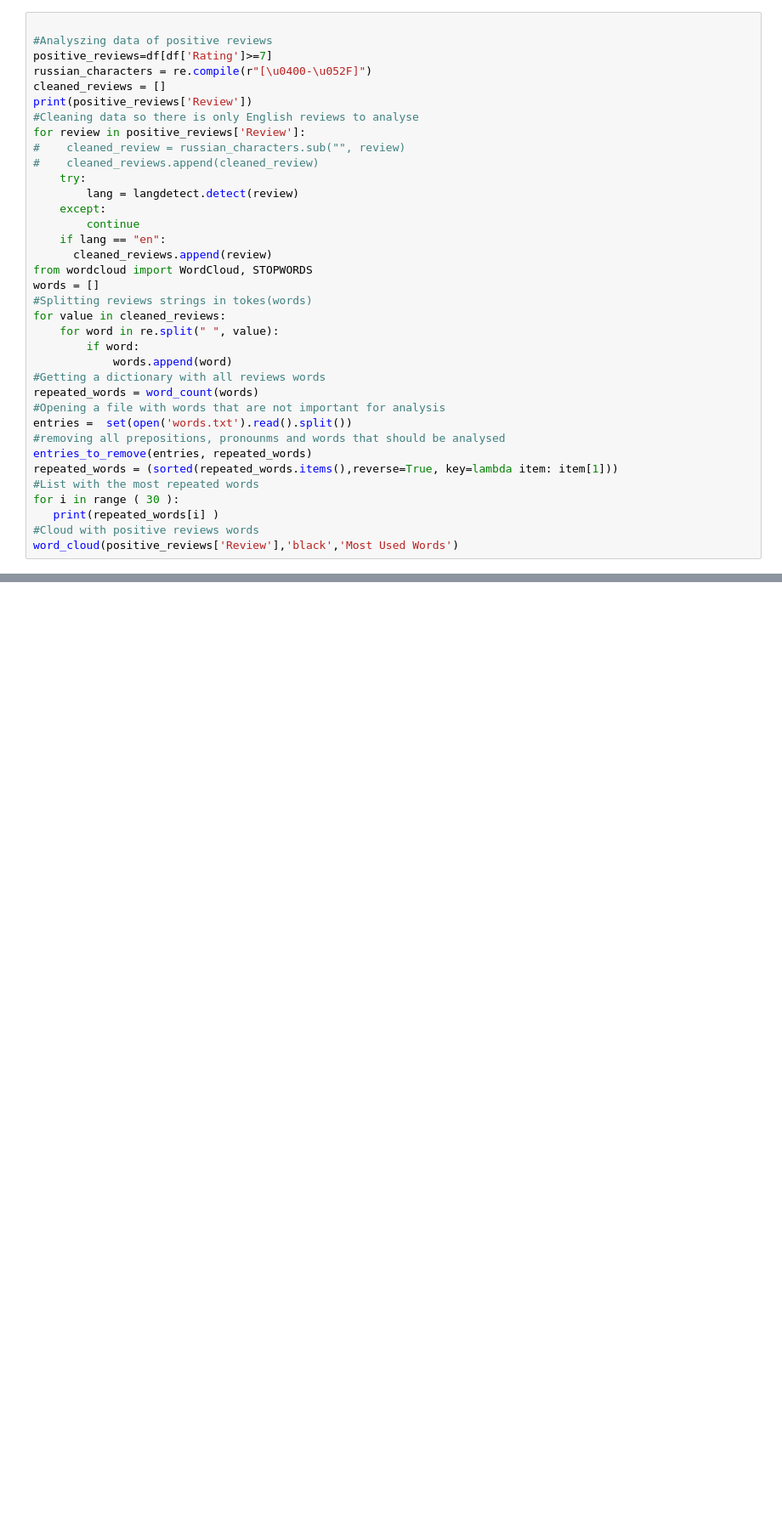
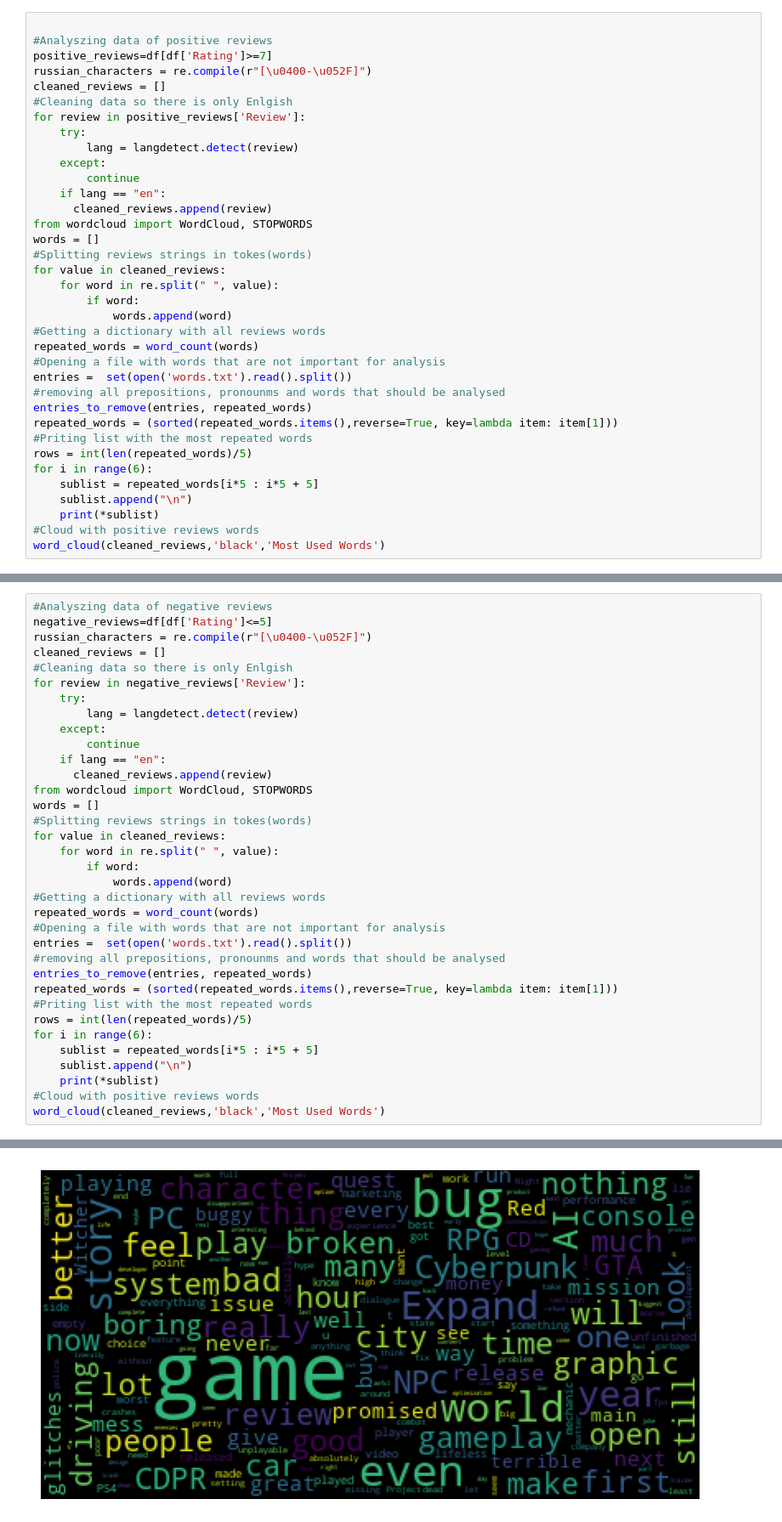
Before and after one commit to rgenge/LaunchHacks-Hackaton-ML, a Jupyter notebook: sentiment.ipynb, the cells around one changed output, grey strips where cells are left out. Shown at 85% size. Drawn from its saved outputs; the diff is of its cells as text; blank space fills up the shorter version.

```diff
--- a/sentiment.ipynb
+++ b/sentiment.ipynb
@@ -51,11 +63,8 @@ print(len(df.loc[df["Rating"] < 100]))
 positive_reviews=df[df['Rating']>=7]
 russian_characters = re.compile(r"[\u0400-\u052F]")
 cleaned_reviews = []
-print(positive_reviews['Review'])
-#Cleaning data so there is only English reviews to analyse
+#Cleaning data so there is only Enlgish
 for review in positive_reviews['Review']:
-#    cleaned_review = russian_characters.sub("", review)
-#    cleaned_reviews.append(cleaned_review)
     try:
         lang = langdetect.detect(review)
     except:
@@ -76,9 +85,12 @@ entries =  set(open('words.txt').read().split())
 #removing all prepositions, pronounms and words that should be analysed
 entries_to_remove(entries, repeated_words)
 repeated_words = (sorted(repeated_words.items(),reverse=True, key=lambda item: item[1]))
-#List with the most repeated words
-for i in range ( 30 ):
-   print(repeated_words[i] )
+#Priting list with the most repeated words
+rows = int(len(repeated_words)/5)
+for i in range(6):
+    sublist = repeated_words[i*5 : i*5 + 5]
+    sublist.append("\n")
+    print(*sublist)
 #Cloud with positive reviews words
-word_cloud(positive_reviews['Review'],'black','Most Used Words')
+word_cloud(cleaned_reviews,'black','Most Used Words')
 # %% [output]
@@ -102,0 +111,36 @@ Name: Review, Length: 2791, dtype: object
+# %%
+#Analyszing data of negative reviews
+negative_reviews=df[df['Rating']<=5]
+russian_characters = re.compile(r"[\u0400-\u052F]")
+cleaned_reviews = []
+#Cleaning data so there is only Enlgish
+for review in negative_reviews['Review']:
+    try:
+        lang = langdetect.detect(review)
+    except:
+        continue
+    if lang == "en":
+      cleaned_reviews.append(review)
+from wordcloud import WordCloud, STOPWORDS
+words = []
+#Splitting reviews strings in tokes(words)
+for value in cleaned_reviews:
+    for word in re.split(" ", value):
+        if word:
+            words.append(word)
+#Getting a dictionary with all reviews words
+repeated_words = word_count(words)
+#Opening a file with words that are not important for analysis
+entries =  set(open('words.txt').read().split())
+#removing all prepositions, pronounms and words that should be analysed
+entries_to_remove(entries, repeated_words)
+repeated_words = (sorted(repeated_words.items(),reverse=True, key=lambda item: item[1]))
+#Priting list with the most repeated words
+rows = int(len(repeated_words)/5)
+for i in range(6):
+    sublist = repeated_words[i*5 : i*5 + 5]
+    sublist.append("\n")
+    print(*sublist)
+#Cloud with positive reviews words
+word_cloud(cleaned_reviews,'black','Most Used Words')
+# %% [output]
@@ -102,0 +158 @@ Name: Review, Length: 2791, dtype: object
+[figure, added]
```
Also changed, not shown: parts of 11 cells of this notebook, 10 other files.
